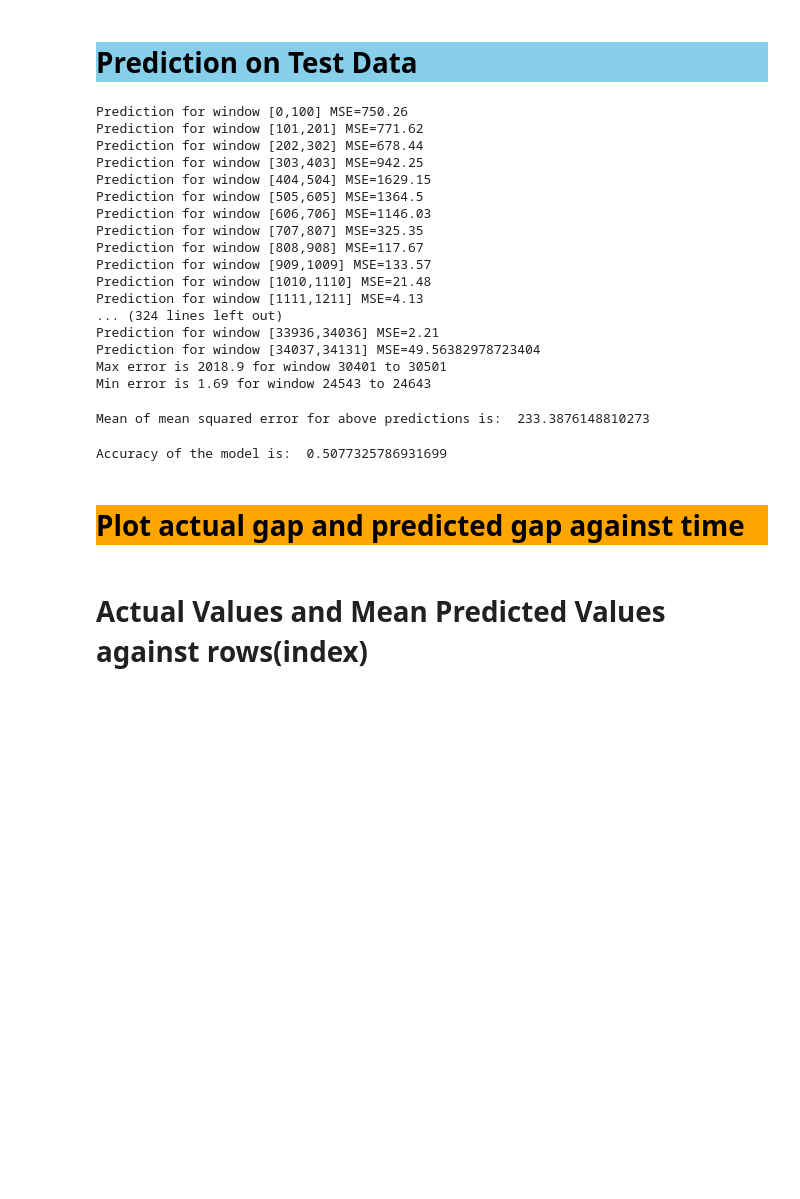
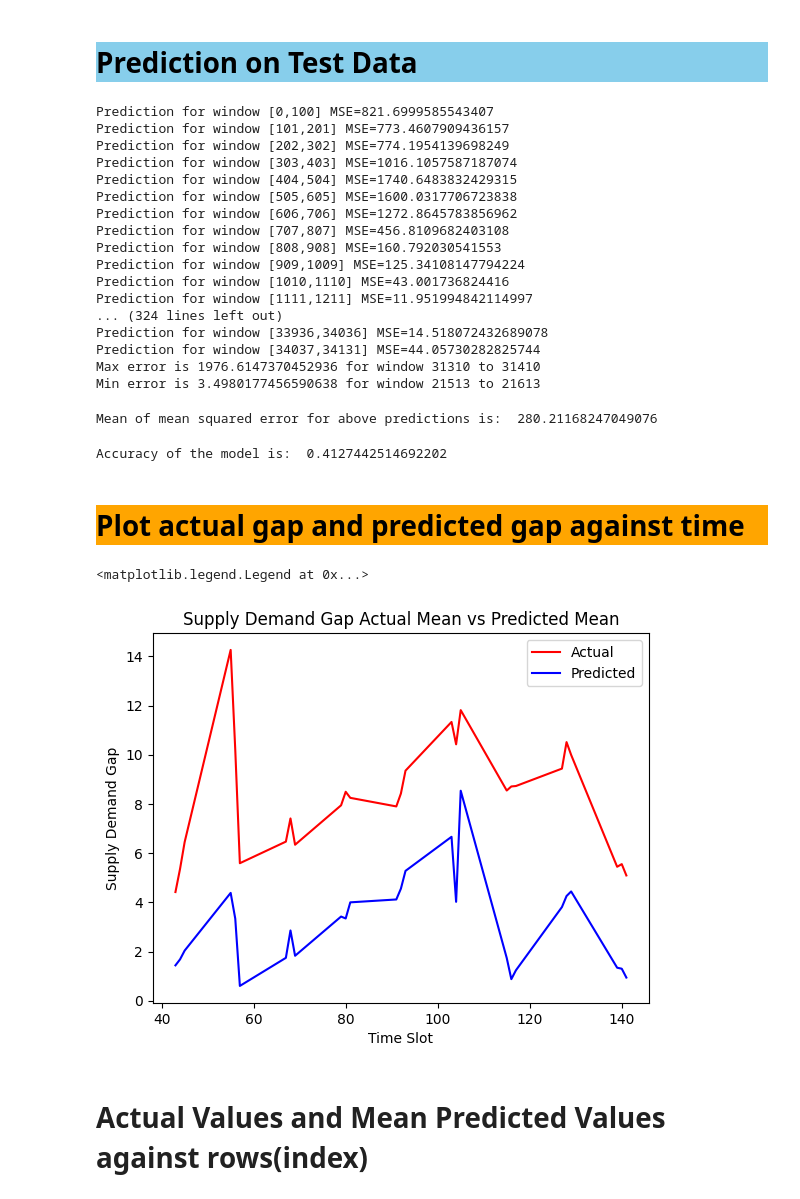
Before and after one commit to Lazer430/Uber-Supply-Demand-Gap-Predictor, a Jupyter notebook: i200432_i201770_Project_Part1.ipynb, the cells around one changed output. Drawn from its saved outputs; the diff is of its cells as text; code cells hidden in the pictures; blank space fills up the shorter version.

Commit message:
added plots

```diff
--- a/i200432_i201770_Project_Part1.ipynb
+++ b/i200432_i201770_Project_Part1.ipynb
@@ -822,7 +822,7 @@ print(orderTestData)
 # mTest = orderTestData.drop_duplicates(keep='first')
 mTest = orderTestData.copy()
 mTest = mTest.groupby(['start_region_id','time_slot','day_of_week','dest_region_id','start_poi_count','dest_poi_count','weather','temperature','PM2.5'])['supply_demand'].agg('mean').reset_index()
-mTest = mTest.drop_duplicates(subset=['start_region_id','time_slot','day_of_week','dest_region_id','start_poi_count','dest_poi_count','weather','temperature','PM2.5'],keep='first')
+# mTest = mTest.drop_duplicates(subset=['start_region_id','time_slot','day_of_week','dest_region_id','start_poi_count','dest_poi_count','weather','temperature','PM2.5'],keep='first')
 print(mTest)
 # %% [output]
        start_region_id  time_slot  day_of_week  dest_region_id
@@ -856,36 +856,52 @@ minEror = min(listOfPredictions, key=lambda x: x[3])
 print(f"Max error is {maxError[3]} for window {maxError[0]} to {maxError[1]}")
 print(f"Min error is {minEror[3]} for window {minEror[0]} to {minEror[1]}")
 # %% [output]
-Prediction for window [0,100] MSE=750.26
-Prediction for window [101,201] MSE=771.62
-Prediction for window [202,302] MSE=678.44
-Prediction for window [303,403] MSE=942.25
-Prediction for window [404,504] MSE=1629.15
-Prediction for window [505,605] MSE=1364.5
-Prediction for window [606,706] MSE=1146.03
-Prediction for window [707,807] MSE=325.35
-Prediction for window [808,908] MSE=117.67
-Prediction for window [909,1009] MSE=133.57
-Prediction for window [1010,1110] MSE=21.48
-Prediction for window [1111,1211] MSE=4.13
+Prediction for window [0,100] MSE=821.6999585543407
+Prediction for window [101,201] MSE=773.4607909436157
+Prediction for window [202,302] MSE=774.1954139698249
+Prediction for window [303,403] MSE=1016.1057587187074
+Prediction for window [404,504] MSE=1740.6483832429315
+Prediction for window [505,605] MSE=1600.0317706723838
+Prediction for window [606,706] MSE=1272.8645783856962
+Prediction for window [707,807] MSE=456.8109682403108
+Prediction for window [808,908] MSE=160.792030541553
+Prediction for window [909,1009] MSE=125.34108147794224
+Prediction for window [1010,1110] MSE=43.001736824416
+Prediction for window [1111,1211] MSE=11.951994842114997
 ... (324 lines left out)
-Prediction for window [33936,34036] MSE=2.21
-Prediction for window [34037,34131] MSE=49.56382978723404
-Max error is 2018.9 for window 30401 to 30501
-Min error is 1.69 for window 24543 to 24643
+Prediction for window [33936,34036] MSE=14.518072432689078
+Prediction for window [34037,34131] MSE=44.05730282825744
+Max error is 1976.6147370452936 for window 31310 to 31410
+Min error is 3.4980177456590638 for window 21513 to 21613
 # %%
 # print mean of mean squared error
 errors = [x[3] for x in listOfPredictions]
 print("Mean of mean squared error for above predictions is: ",np.mean(errors))
 # %% [output]
-Mean of mean squared error for above predictions is:  233.3876148810273
+Mean of mean squared error for above predictions is:  280.21168247049076
 # %%
 Xtest = mTest[['start_region_id','time_slot','day_of_week','dest_region_id','start_poi_count','dest_poi_count','weather','temperature','PM2.5']]
 Ytest = mTest['supply_demand']
 print("Accuracy of the model is: ",AImodel.score(Xtest,Ytest))
 # %% [output]
-Accuracy of the model is:  0.5077325786931699
+Accuracy of the model is:  0.4127442514692202
 # %% [markdown]
 <h1 style="background-color:orange; color:black">Plot actual gap and predicted gap against time</h1>
+# %%
+fXTest = mTest.copy()
+fYTest = fXTest['supply_demand']
+fXTest['predicted'] = AImodel.predict(fXTest[['start_region_id','time_slot','day_of_week','dest_region_id','start_poi_count','dest_poi_count','weather','temperature','PM2.5']])
+groupedfXTestSupply = fXTest.groupby(['time_slot'])['supply_demand'].agg('mean').reset_index()
+groupedfXTestPredicted = fXTest.groupby(['time_slot'])['predicted'].agg('mean').reset_index()
+
+plt.plot(groupedfXTestSupply['time_slot'],groupedfXTestSupply['supply_demand'],label='Actual',color='red')
+plt.plot(groupedfXTestPredicted['time_slot'],groupedfXTestPredicted['predicted'],label='Predicted',color='blue')
+plt.xlabel('Time Slot')
+plt.ylabel('Supply Demand Gap')
+plt.title('Supply Demand Gap Actual Mean vs Predicted Mean')
+plt.legend()
+# %% [output]
+<matplotlib.legend.Legend at 0x...>
+[figure, added]
 # %% [markdown]
 <h1>Actual Values and Mean Predicted Values against rows(index)</h1>
```
Also changed, not shown: parts of 3 cells of this notebook.
